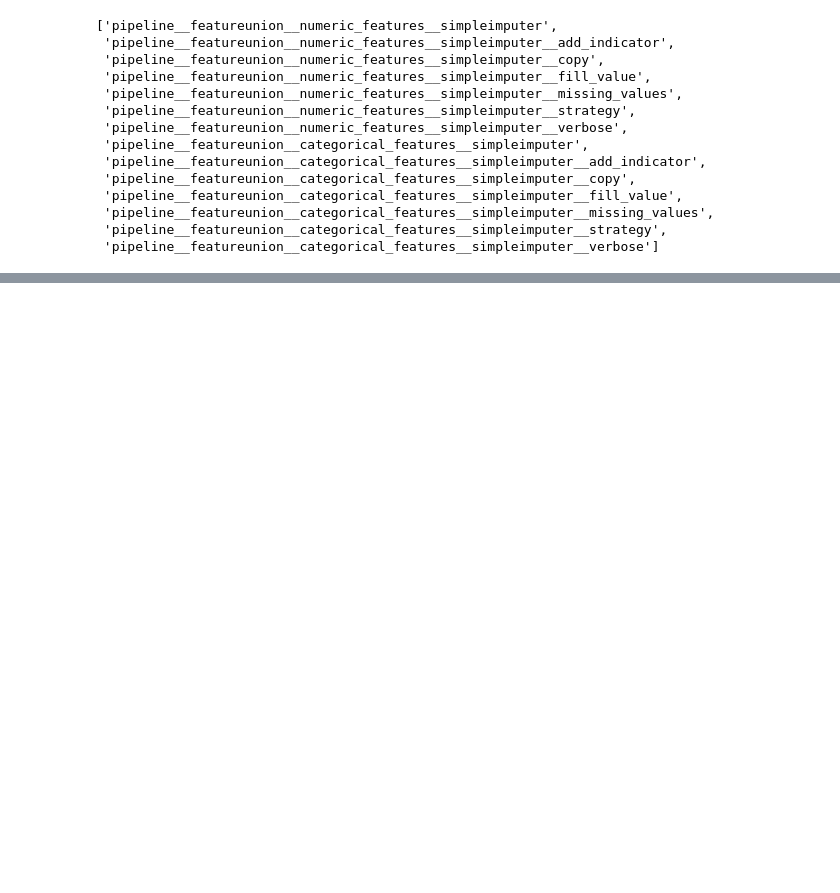
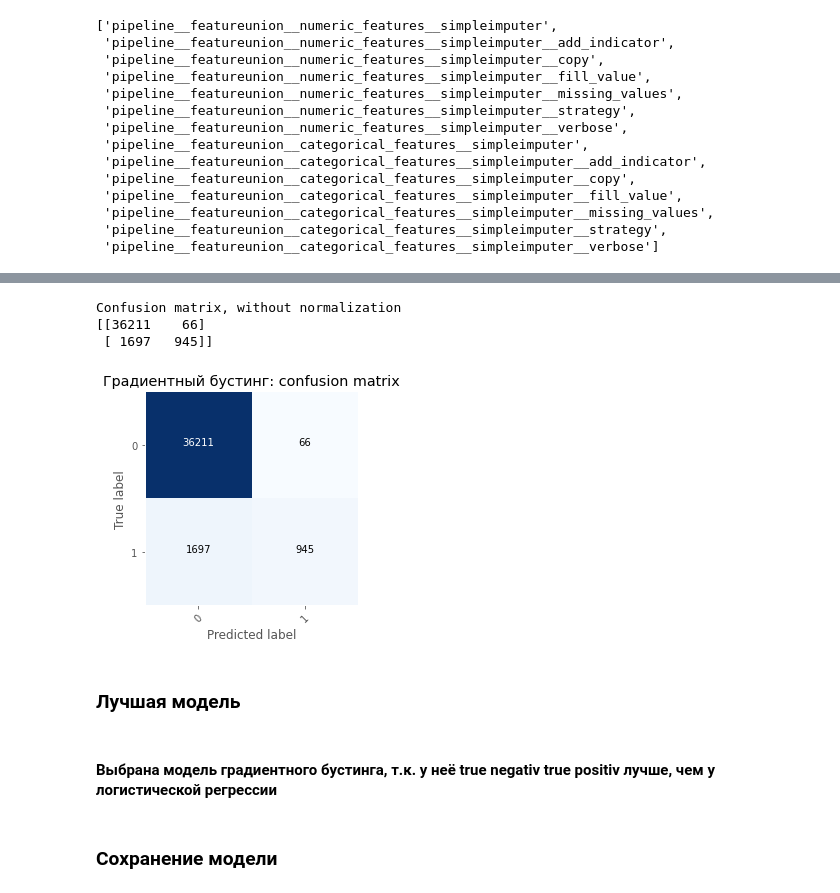
Before and after one commit to AlekseyZhilin/megafon, a Jupyter notebook: Megafon.ipynb, the cells around one changed output, grey strips where cells are left out. Drawn from its saved outputs; the diff is of its cells as text; code cells hidden in the pictures; blank space fills up the shorter version.

```diff
--- a/Megafon.ipynb
+++ b/Megafon.ipynb
@@ -340,0 +398,7 @@ NotImplementedError: 'DataFrame.iloc' only supports selecting columns. It must b
+# %%
+param_grid = {
+    "gradientboostingclassifier__max_depth": [3, 5],
+    "gradientboostingclassifier__n_estimators": [10, 50, 100]
+}
+# %%
+gb_fs_gsc = run_grid_search(gb_fs_pipe, X_train, Y_train, param_grid, kfold_cv)
@@ -340,0 +485,4 @@ NotImplementedError: 'DataFrame.iloc' only supports selecting columns. It must b
+# %%
+gb_model = gb_fs_gsc.best_estimator_
+gb_model.fit(X_train, Y_train)
+y_test_gb = gb_model.predict_proba(X_train)[:,1]
@@ -340,0 +502,12 @@ NotImplementedError: 'DataFrame.iloc' only supports selecting columns. It must b
+# %%
+cm = confusion_matrix(Y_train, y_test_gb > 0.5)
+plot_confusion_matrix(cm, classes=["0", "1"], model_name="Градиентный бустинг");
+# %% [output]
+Confusion matrix, without normalization
+[[36211    66]
+ [ 1697   945]]
+[figure, added]
+# %% [markdown]
+### Лучшая модель
+# %% [markdown]
+#### Выбрана модель градиентного бустинга, т.к. у неё true negativ true positiv лучше, чем у логистической регрессии
@@ -340,0 +522,2 @@ NotImplementedError: 'DataFrame.iloc' only supports selecting columns. It must b
+# %% [markdown]
+### Сохранение модели
```
Also changed, not shown: parts of 46 cells of this notebook.
